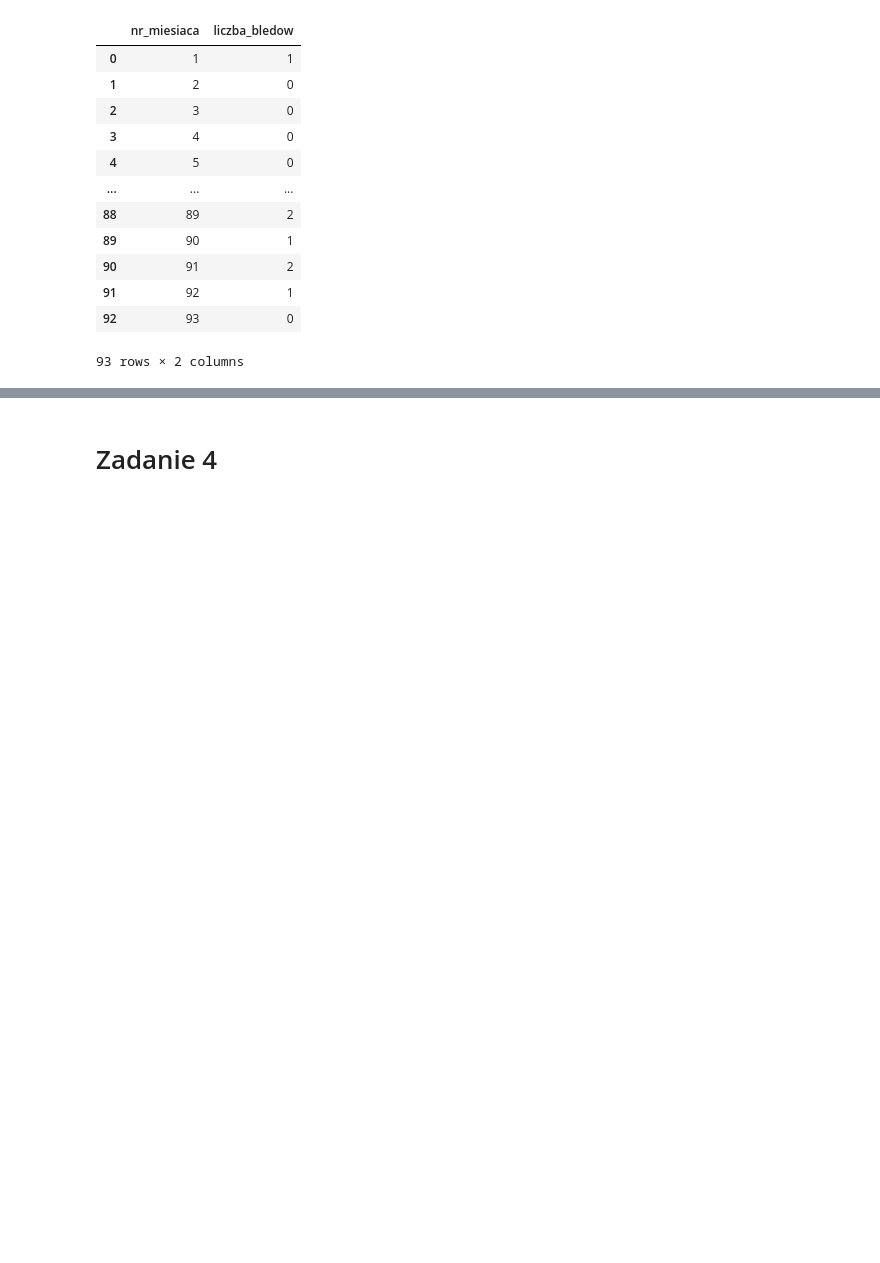
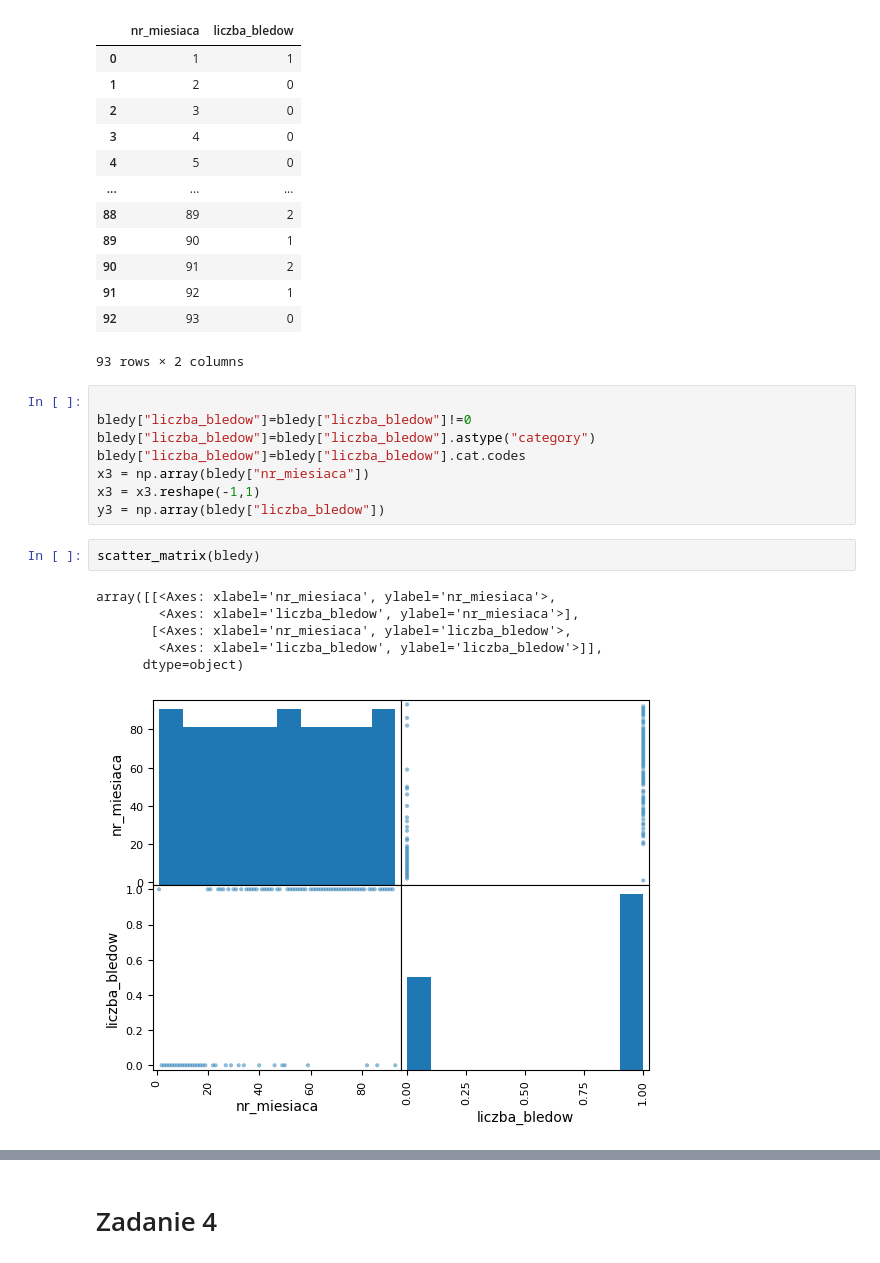
Before and after one commit to Wodogrzmot/MED, a Jupyter notebook: Lab2/lab2.ipynb, the cells around one changed output, grey strips where cells are left out. Drawn from its saved outputs; the diff is of its cells as text; blank space fills up the shorter version.

```diff
--- a/Lab2/lab2.ipynb
+++ b/Lab2/lab2.ipynb
@@ -49,3 +99,20 @@ bledy
 | 91 | 92 | 1 |
 | 92 | 93 | 0 |
 93 rows × 2 columns
+# %%
+
+bledy["liczba_bledow"]=bledy["liczba_bledow"]!=0
+bledy["liczba_bledow"]=bledy["liczba_bledow"].astype("category")
+bledy["liczba_bledow"]=bledy["liczba_bledow"].cat.codes
+x3 = np.array(bledy["nr_miesiaca"])
+x3 = x3.reshape(-1,1)
+y3 = np.array(bledy["liczba_bledow"])
+# %%
+scatter_matrix(bledy)
+# %% [output]
+array([[<Axes: xlabel='nr_miesiaca', ylabel='nr_miesiaca'>,
+        <Axes: xlabel='liczba_bledow', ylabel='nr_miesiaca'>],
+       [<Axes: xlabel='nr_miesiaca', ylabel='liczba_bledow'>,
+        <Axes: xlabel='liczba_bledow', ylabel='liczba_bledow'>]],
+      dtype=object)
+[figure, added]
```
Also changed, not shown: parts of 14 cells of this notebook, 1 other file.
